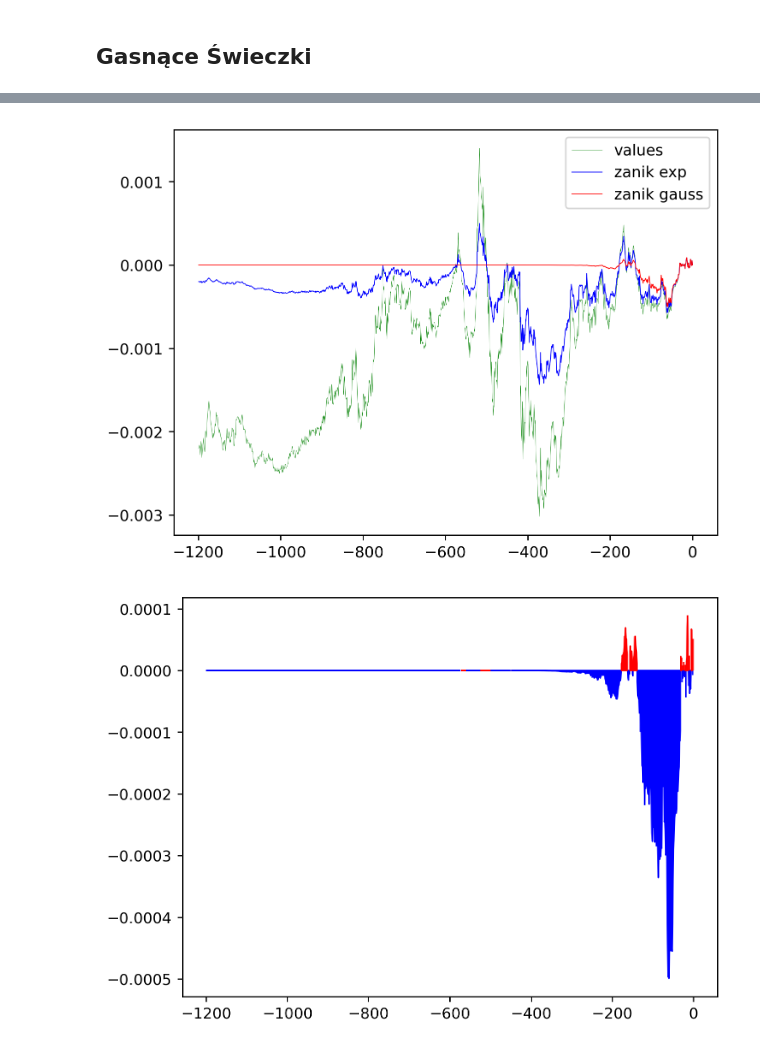
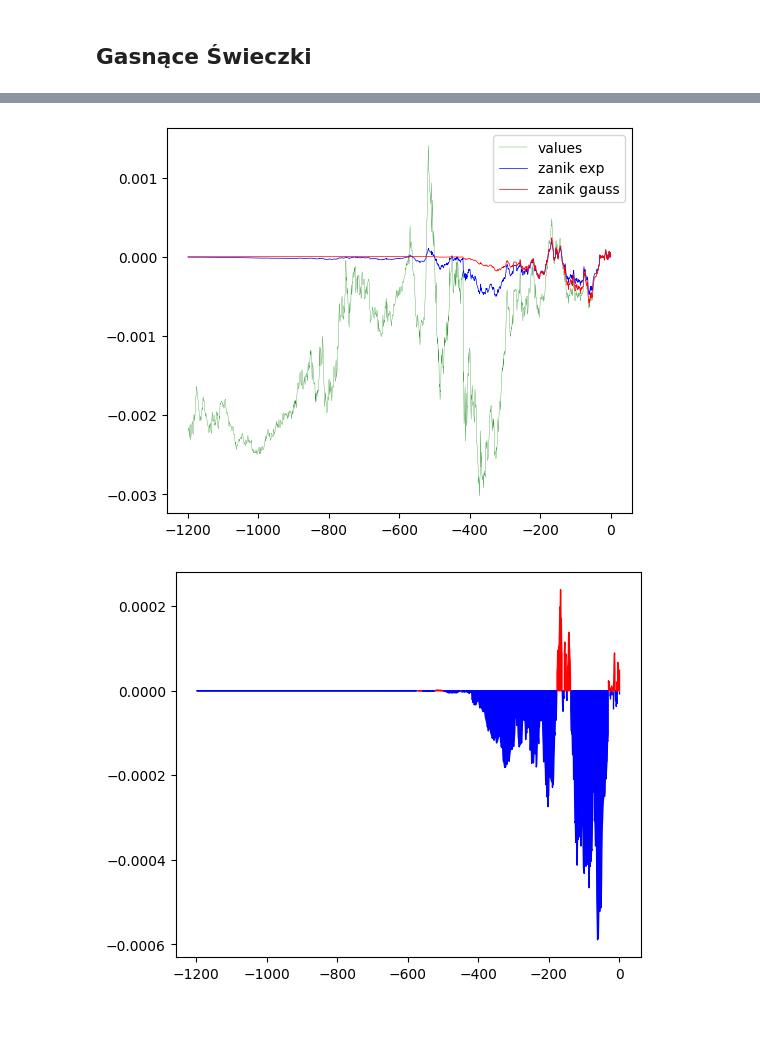
Before and after one commit to stefanzarembinski/szx81, a Jupyter notebook: src/kubusia/gasnace_swieczki.ipynb, the cells around one changed output, grey strips where cells are left out. Drawn from its saved outputs; the diff is of its cells as text; code cells hidden in the pictures; blank space fills up the shorter version.

```diff
--- a/src/kubusia/gasnace_swieczki.ipynb
+++ b/src/kubusia/gasnace_swieczki.ipynb
@@ -12,5 +12,8 @@ from core import *
 import gasnace_swieczki as gs
 importlib.reload(gs)
 from gasnace_swieczki import *
+
+FIG_SIZE = (6, 5)
+DPI = 100
 # %% [markdown]
 ## Gasnące Świeczki
@@ -17,26 +38,27 @@ from gasnace_swieczki import *
 # %%
 shift = 60
 value = VALUE[0 + shift: 1200 + shift]
 value = value - value[-1]
 time_count = np.array([i for i in range(len(value))], dtype='float64')
 time_count = time_count - time_count[-1]
-quench_class = GaussQuench(tau=200)
 
-zanik_gauss = np.array([value[i] * quench_class.quench(time_count[i]) for i in range(len(time_count))])
-zanik_exp = np.array([value[i] * exp(time_count[i]) for i in range(len(time_count))])
+zanik_gauss = np.array([value[i] * GaussQuench(tau=200).quench(time_count[i]) for i in range(len(time_count))])
+zanik_exp = np.array([value[i] * ExpQuench(tau=200).quench(time_count[i]) for i in range(len(time_count))])
 
+plt.figure(figsize=(FIG_SIZE), dpi=DPI)
 plt.plot(time_count, value, label='values', color='green', linewidth=0.2)
 plt.plot(time_count, zanik_exp, label='zanik exp', color='blue', linewidth=0.5)
 plt.plot(time_count, zanik_gauss, label='zanik gauss', color='red', linewidth=0.5)
 plt.legend()
 plt.show()
 # %% [output]
-[figure, old version]
+[figure, new version]
 # %%
+plt.figure(figsize=(FIG_SIZE), dpi=DPI)
 plt.plot(time_count, zanik_gauss, color='black', linewidth=0.0)
 plt.fill_between(time_count, zanik_gauss, where=((zanik_gauss < 0)), color='blue')
 plt.fill_between(time_count, zanik_gauss, where=((zanik_gauss > 0)), color='red')
 
 plt.show()
 # %% [output]
-[figure, old version]
+[figure, new version]
```
Also changed, not shown: parts of 4 cells of this notebook, 1 other file.
